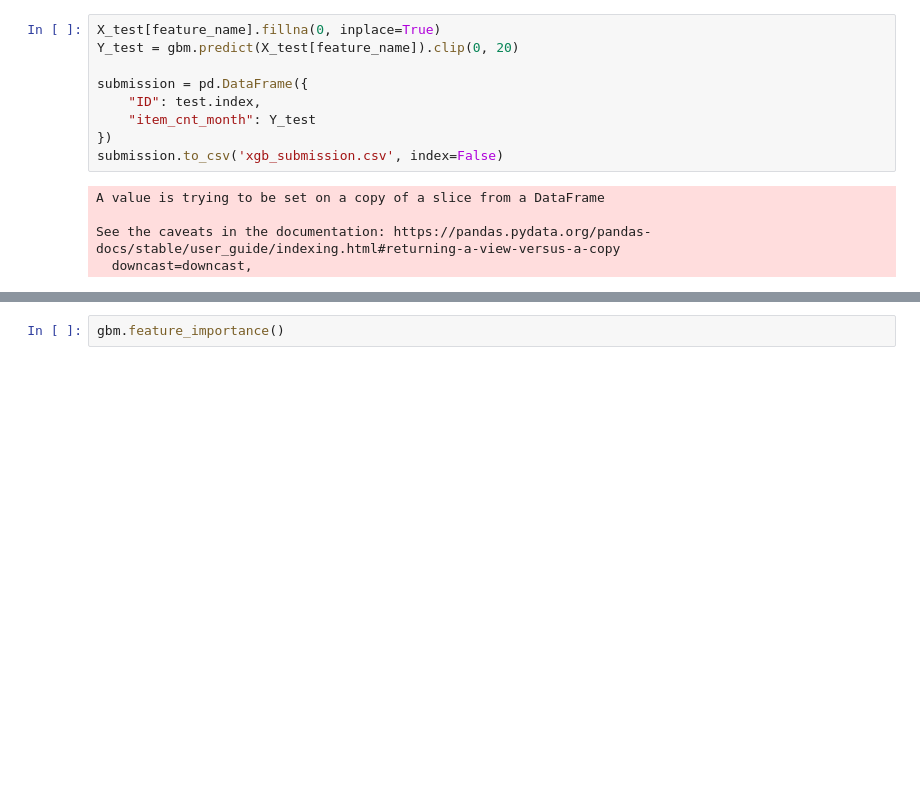
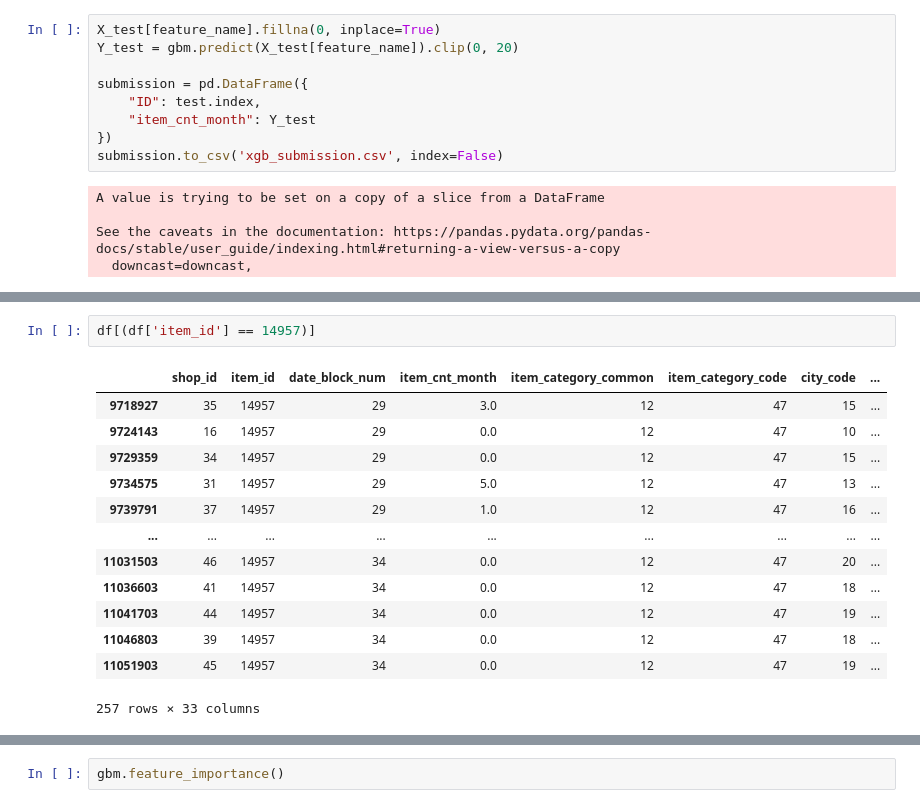
Before and after one commit to uladzimirkapeika/1c_sales, a Jupyter notebook: 25gb_1c.ipynb, the cells around one changed output, grey strips where cells are left out. Drawn from its saved outputs; the diff is of its cells as text; blank space fills up the shorter version.

```diff
--- a/25gb_1c.ipynb
+++ b/25gb_1c.ipynb
@@ -561,0 +789,16 @@ array([1782, 4327, 3690, 1081, 4159,  104,  218, 1155,  860,  919,  474,
+# %%
+df[(df['item_id'] == 14957)]
+# %% [output]
+|  | shop_id | item_id | date_block_num | item_cnt_month | item_category_common | item_category_code | city_code | ... |
+| 9718927 | 35 | 14957 | 29 | 3.0 | 12 | 47 | 15 | ... |
+| 9724143 | 16 | 14957 | 29 | 0.0 | 12 | 47 | 10 | ... |
+| 9729359 | 34 | 14957 | 29 | 0.0 | 12 | 47 | 15 | ... |
+| 9734575 | 31 | 14957 | 29 | 5.0 | 12 | 47 | 13 | ... |
+| 9739791 | 37 | 14957 | 29 | 1.0 | 12 | 47 | 16 | ... |
+| ... | ... | ... | ... | ... | ... | ... | ... | ... |
+| 11031503 | 46 | 14957 | 34 | 0.0 | 12 | 47 | 20 | ... |
+| 11036603 | 41 | 14957 | 34 | 0.0 | 12 | 47 | 18 | ... |
+| 11041703 | 44 | 14957 | 34 | 0.0 | 12 | 47 | 19 | ... |
+| 11046803 | 39 | 14957 | 34 | 0.0 | 12 | 47 | 18 | ... |
+| 11051903 | 45 | 14957 | 34 | 0.0 | 12 | 47 | 19 | ... |
+257 rows × 33 columns
```
Also changed, not shown: parts of 43 cells of this notebook.
